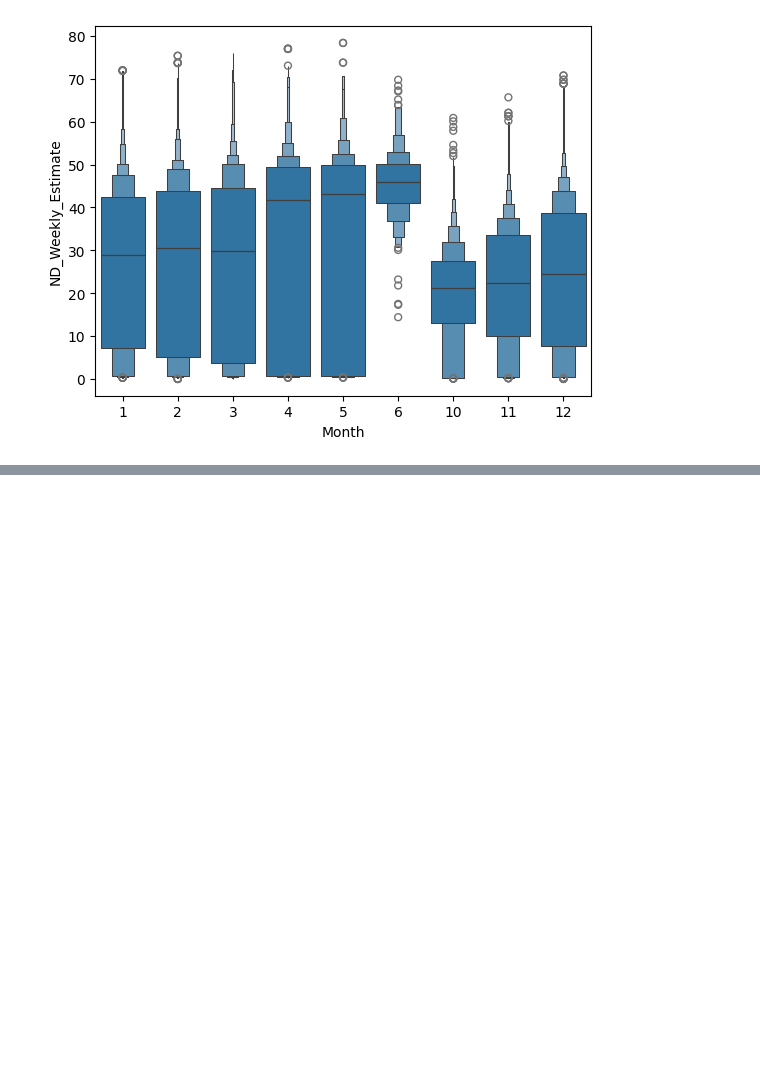
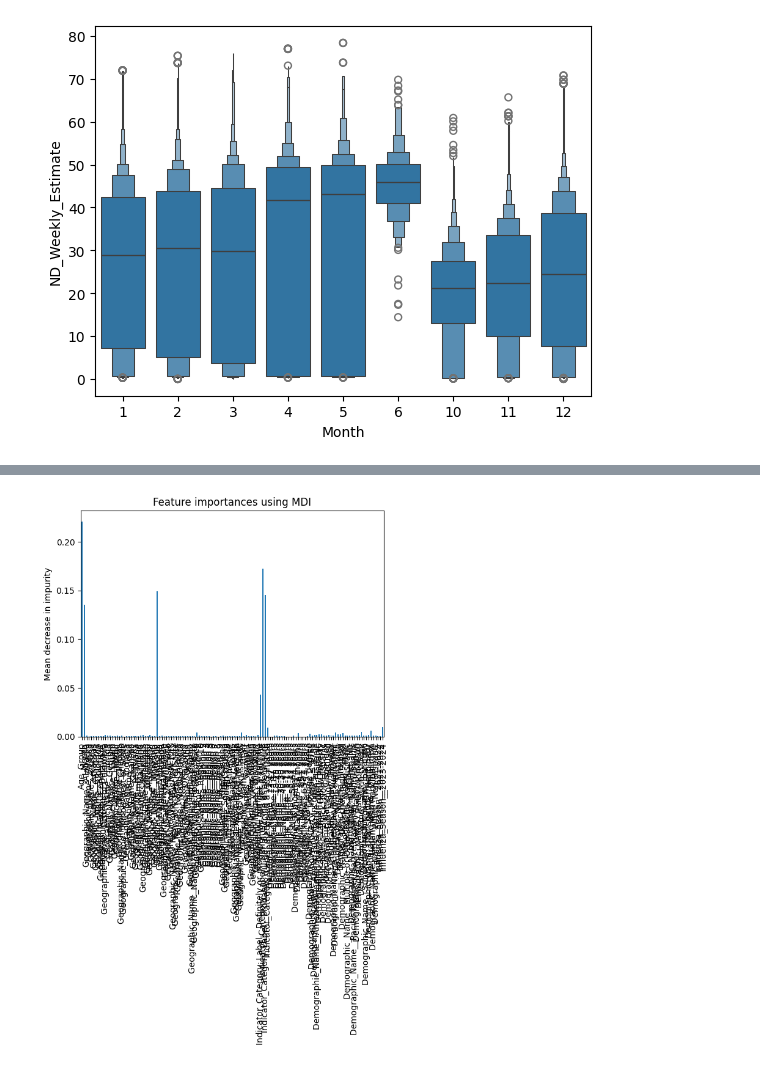
Before and after one commit to saba-sohail/Pfizer-Vaccination-Rates, a Jupyter notebook: test.ipynb, the cells around one changed output, grey strips where cells are left out. Cells and saved outputs as stored; diff of their text form; code cells hidden in the pictures; blank space fills up the shorter version.

Commit message:
updated feature list and model testing

```diff
--- a/test.ipynb
+++ b/test.ipynb
@@ -554,0 +591,4 @@ plt.show()
+# %%
+y = df['ND_Weekly_Estimate']
+X = df[feature_list]
+X_train, X_test, y_train, y_test = train_test_split(X, y, test_size=0.33,random_state=1234)
@@ -554,0 +615,16 @@ plt.show()
+# %%
+dt_model = DecisionTreeRegressor()
+dt_model.fit(X_train, y_train)
+predictions_dt = dt_model.predict(X_test)
+mae_dt = mean_absolute_error(y_test, predictions_dt)
+r2_dt = r2_score(y_test, predictions_dt)
+mse_dt = mean_squared_error(y_test, predictions_dt)
+rmse_dt = root_mean_squared_error(y_test, predictions_dt)
+# %%
+rf_model = RandomForestRegressor()
+rf_model.fit(X_train, y_train)
+predictions_rf = rf_model.predict(X_test)
+mae_rf = mean_absolute_error(y_test, predictions_rf)
+r2_rf = r2_score(y_test, predictions_rf)
+mse_rf = mean_squared_error(y_test, predictions_rf)
+rmse_rf = root_mean_squared_error(y_test, predictions_rf)
@@ -554,0 +665,13 @@ plt.show()
+# %%
+forest_importances = rf_model.feature_importances_
+# %%
+forest_importances_series = pd.Series(forest_importances, index=feature_list)
+std = np.std([rf_model.feature_importances_ for tree in rf_model.estimators_], axis=0)
+
+fig, ax = plt.subplots()
+forest_importances_series.plot.bar(yerr=std, ax=ax)
+ax.set_title("Feature importances using MDI")
+ax.set_ylabel("Mean decrease in impurity")
+fig.tight_layout()
+# %% [output]
+[figure, added]
```
Also changed, not shown: parts of 31 cells of this notebook, 1 other file.
